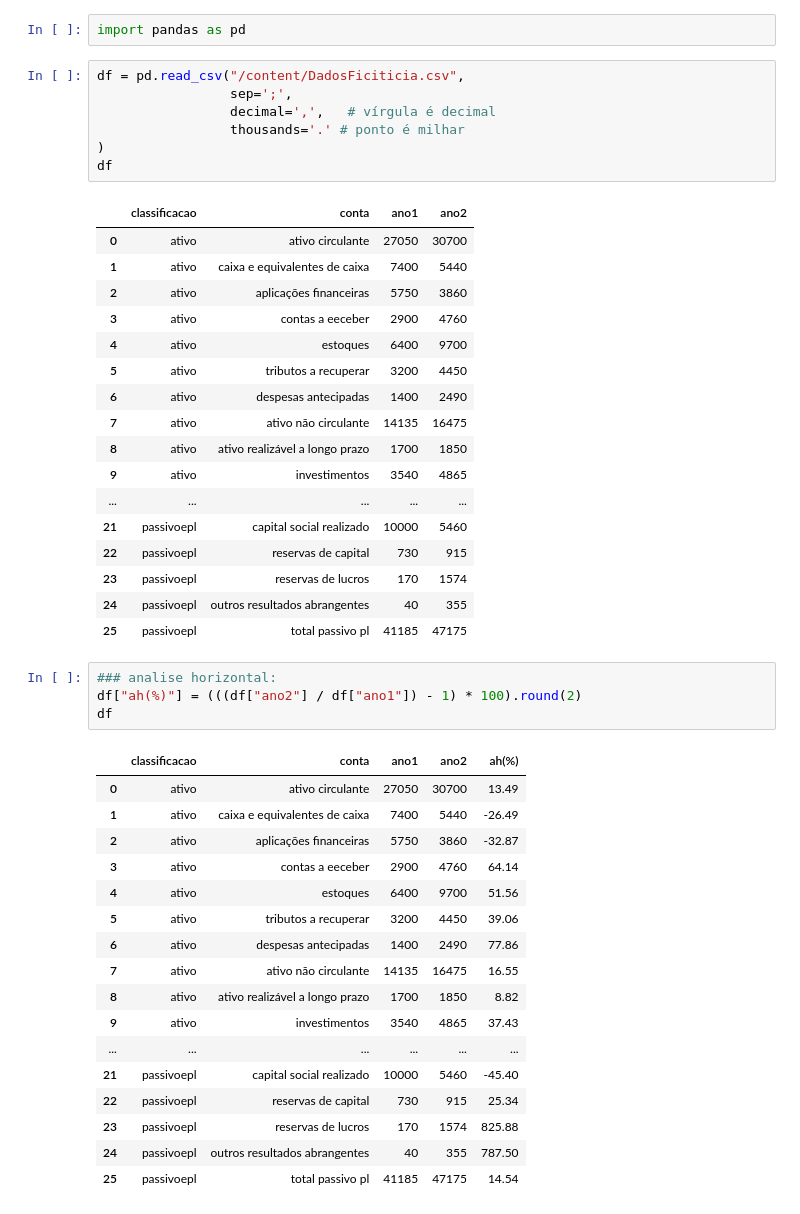
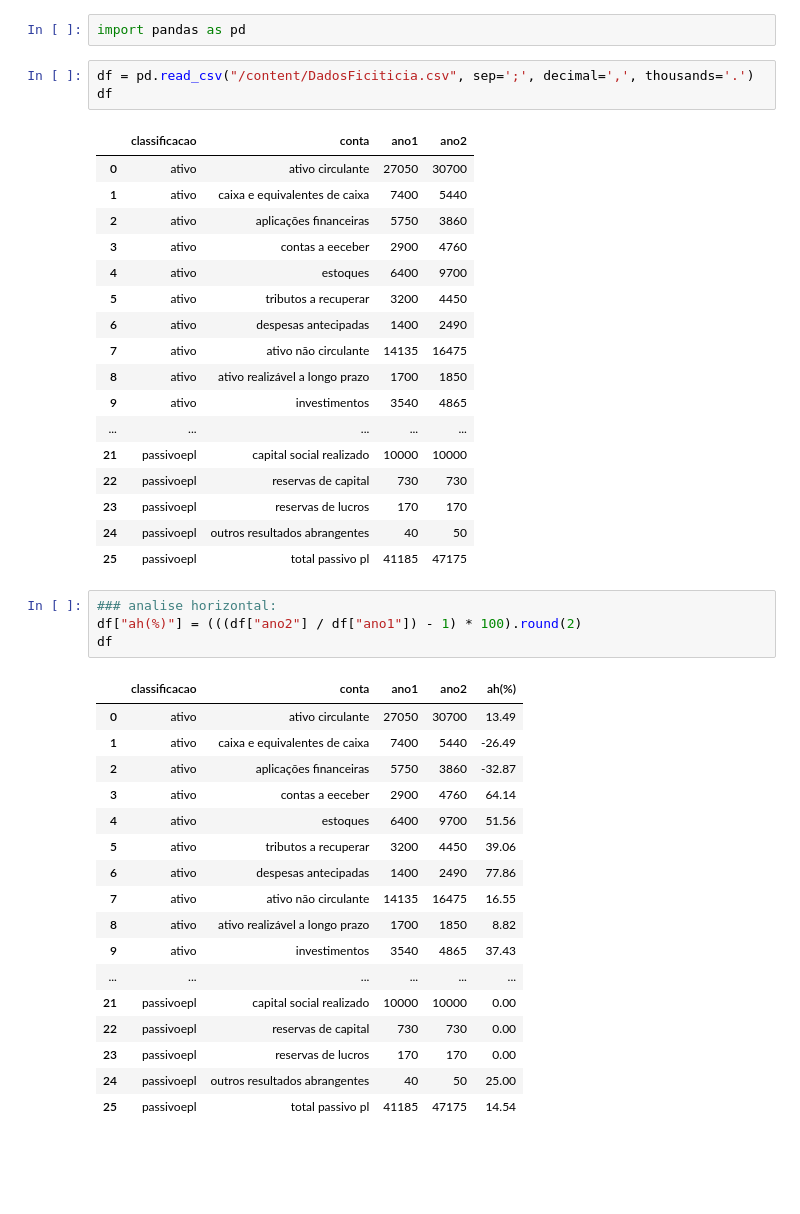
Before and after one commit to jeffersonramelo/Analise_DCs, a Jupyter notebook: AVeAH.ipynb, the cells around one changed output. Drawn from its saved outputs; the diff is of its cells as text; blank space fills up the shorter version.

```diff
--- a/AVeAH.ipynb
+++ b/AVeAH.ipynb
@@ -3,29 +3,25 @@
 # %%
 import pandas as pd
 # %%
-df = pd.read_csv("/content/DadosFiciticia.csv",
-                 sep=';',
-                 decimal=',',   # vírgula é decimal
-                 thousands='.' # ponto é milhar
-)
+df = pd.read_csv("/content/DadosFiciticia.csv", sep=';', decimal=',', thousands='.')
 df
 # %% [output]
 |  | classificacao | conta | ano1 | ano2 |
 | 0 | ativo | ativo circulante | 27050 | 30700 |
 | 1 | ativo | caixa e equivalentes de caixa | 7400 | 5440 |
 | 2 | ativo | aplicações financeiras | 5750 | 3860 |
 | 3 | ativo | contas a eeceber | 2900 | 4760 |
 | 4 | ativo | estoques | 6400 | 9700 |
 | 5 | ativo | tributos a recuperar | 3200 | 4450 |
 | 6 | ativo | despesas antecipadas | 1400 | 2490 |
 | 7 | ativo | ativo não circulante | 14135 | 16475 |
 | 8 | ativo | ativo realizável a longo prazo | 1700 | 1850 |
 | 9 | ativo | investimentos | 3540 | 4865 |
 | ... | ... | ... | ... | ... |
-| 21 | passivoepl | capital social realizado | 10000 | 5460 |
-| 22 | passivoepl | reservas de capital | 730 | 915 |
-| 23 | passivoepl | reservas de lucros | 170 | 1574 |
-| 24 | passivoepl | outros resultados abrangentes | 40 | 355 |
+| 21 | passivoepl | capital social realizado | 10000 | 10000 |
+| 22 | passivoepl | reservas de capital | 730 | 730 |
+| 23 | passivoepl | reservas de lucros | 170 | 170 |
+| 24 | passivoepl | outros resultados abrangentes | 40 | 50 |
 | 25 | passivoepl | total passivo pl | 41185 | 47175 |
 # %%
 ### analise horizontal:
@@ -44,10 +40,10 @@ df
 | 8 | ativo | ativo realizável a longo prazo | 1700 | 1850 | 8.82 |
 | 9 | ativo | investimentos | 3540 | 4865 | 37.43 |
 | ... | ... | ... | ... | ... | ... |
-| 21 | passivoepl | capital social realizado | 10000 | 5460 | -45.40 |
-| 22 | passivoepl | reservas de capital | 730 | 915 | 25.34 |
-| 23 | passivoepl | reservas de lucros | 170 | 1574 | 825.88 |
-| 24 | passivoepl | outros resultados abrangentes | 40 | 355 | 787.50 |
+| 21 | passivoepl | capital social realizado | 10000 | 10000 | 0.00 |
+| 22 | passivoepl | reservas de capital | 730 | 730 | 0.00 |
+| 23 | passivoepl | reservas de lucros | 170 | 170 | 0.00 |
+| 24 | passivoepl | outros resultados abrangentes | 40 | 50 | 25.00 |
 | 25 | passivoepl | total passivo pl | 41185 | 47175 | 14.54 |
 # %%
 ### analise vertical:
```
Also changed, not shown: parts of 2 cells of this notebook.
